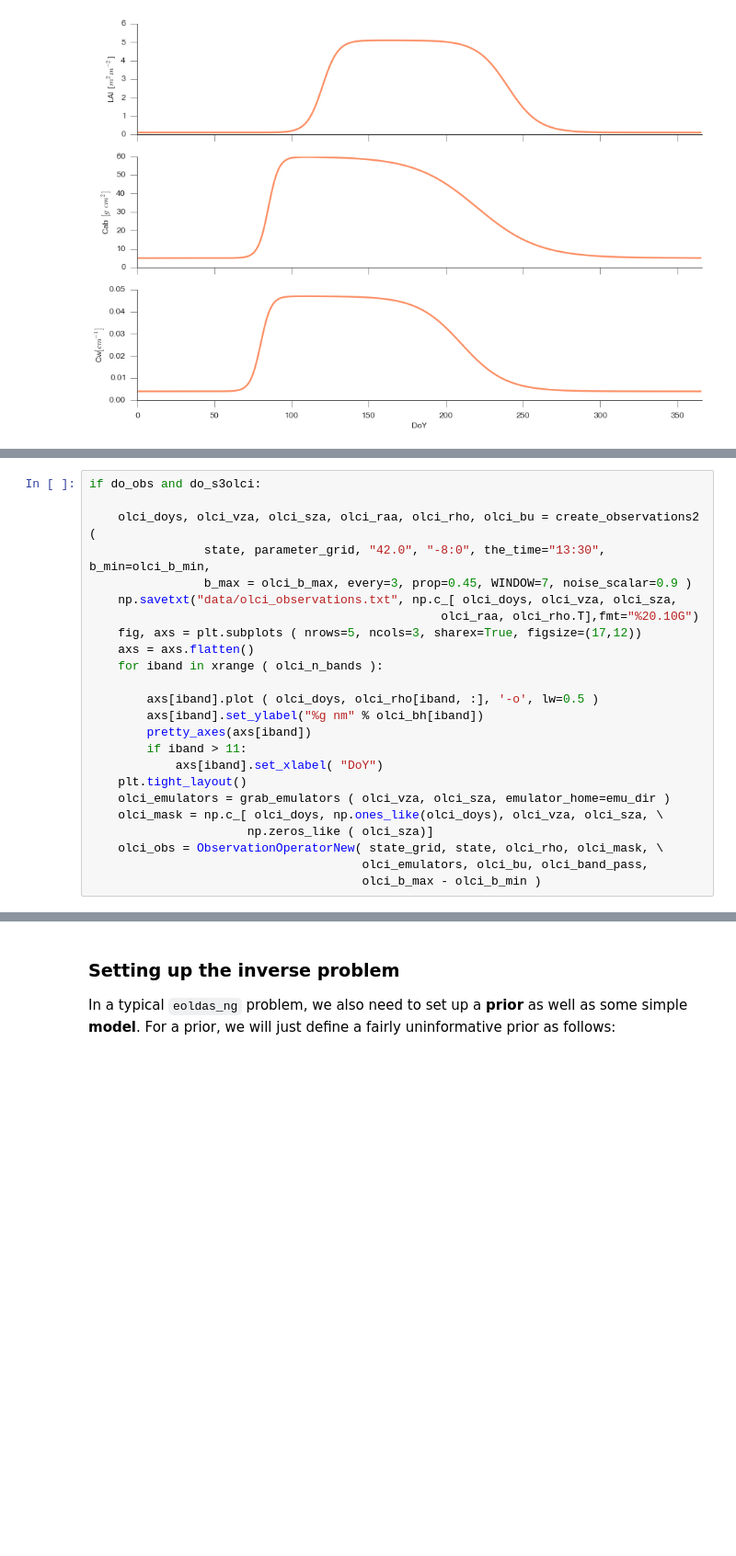
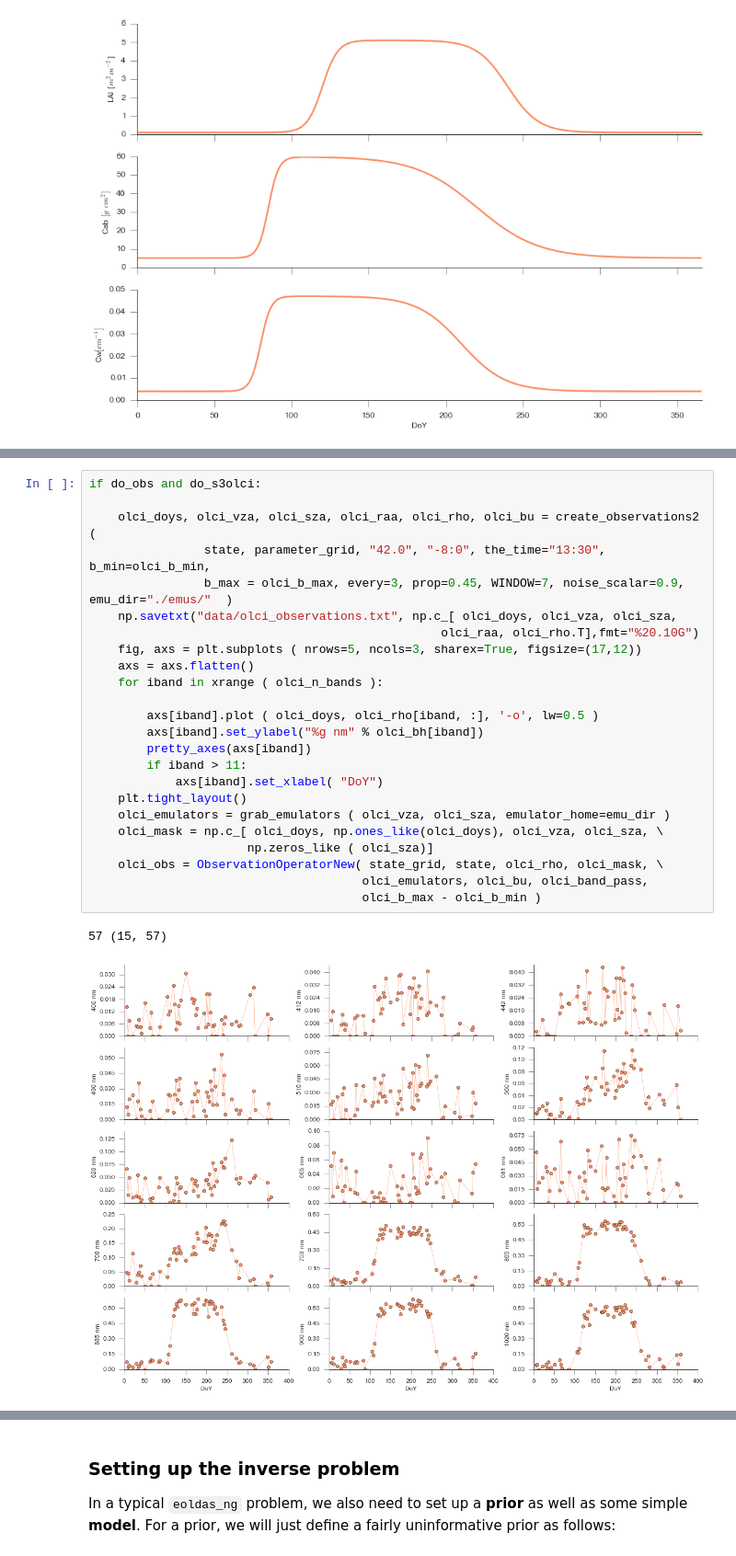
Before and after one commit to jgomezdans/da_esa_wkshp, a Jupyter notebook: SentinelDAExperiment.ipynb, the cells around one changed output, grey strips where cells are left out. Shown at 92% size. Drawn from its saved outputs; the diff is of its cells as text; blank space fills up the shorter version.

```diff
--- a/SentinelDAExperiment.ipynb
+++ b/SentinelDAExperiment.ipynb
@@ -196,27 +202,30 @@ if do_obs and do_s3slstr:
 # %%
 if do_obs and do_s3olci:
 
     olci_doys, olci_vza, olci_sza, olci_raa, olci_rho, olci_bu = create_observations2 (
                 state, parameter_grid, "42.0", "-8:0", the_time="13:30", b_min=olci_b_min,
-                b_max = olci_b_max, every=3, prop=0.45, WINDOW=7, noise_scalar=0.9 )
+                b_max = olci_b_max, every=3, prop=0.45, WINDOW=7, noise_scalar=0.9, emu_dir="./emus/"  )
     np.savetxt("data/olci_observations.txt", np.c_[ olci_doys, olci_vza, olci_sza,
                                                  olci_raa, olci_rho.T],fmt="%20.10G")
     fig, axs = plt.subplots ( nrows=5, ncols=3, sharex=True, figsize=(17,12))
     axs = axs.flatten()
     for iband in xrange ( olci_n_bands ):
 
         axs[iband].plot ( olci_doys, olci_rho[iband, :], '-o', lw=0.5 )
         axs[iband].set_ylabel("%g nm" % olci_bh[iband])
         pretty_axes(axs[iband])
         if iband > 11:
             axs[iband].set_xlabel( "DoY")
     plt.tight_layout()
     olci_emulators = grab_emulators ( olci_vza, olci_sza, emulator_home=emu_dir )
     olci_mask = np.c_[ olci_doys, np.ones_like(olci_doys), olci_vza, olci_sza, \
                       np.zeros_like ( olci_sza)]
     olci_obs = ObservationOperatorNew( state_grid, state, olci_rho, olci_mask, \
                                       olci_emulators, olci_bu, olci_band_pass,
                                       olci_b_max - olci_b_min )
+# %% [output]
+57 (15, 57)
+[figure, added]
 # %%
 if do_obs and do_proba:
 
```
Also changed, not shown: parts of 15 cells of this notebook.
